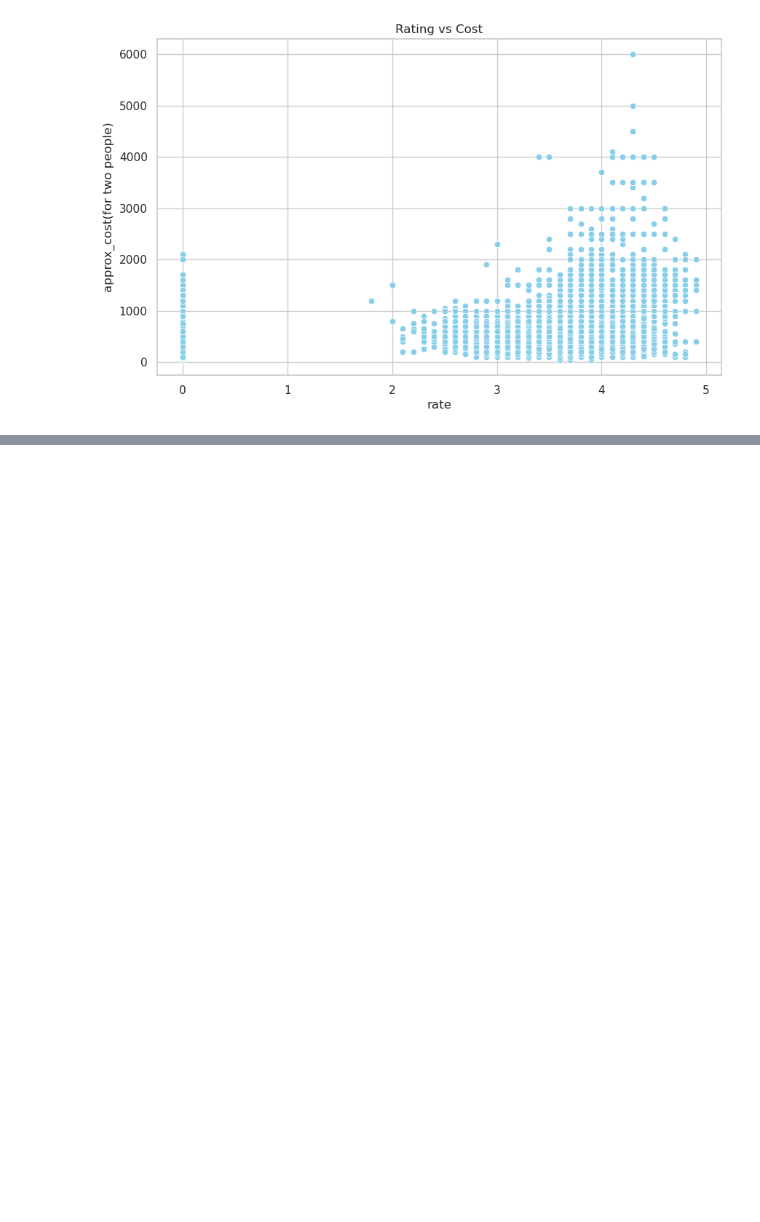
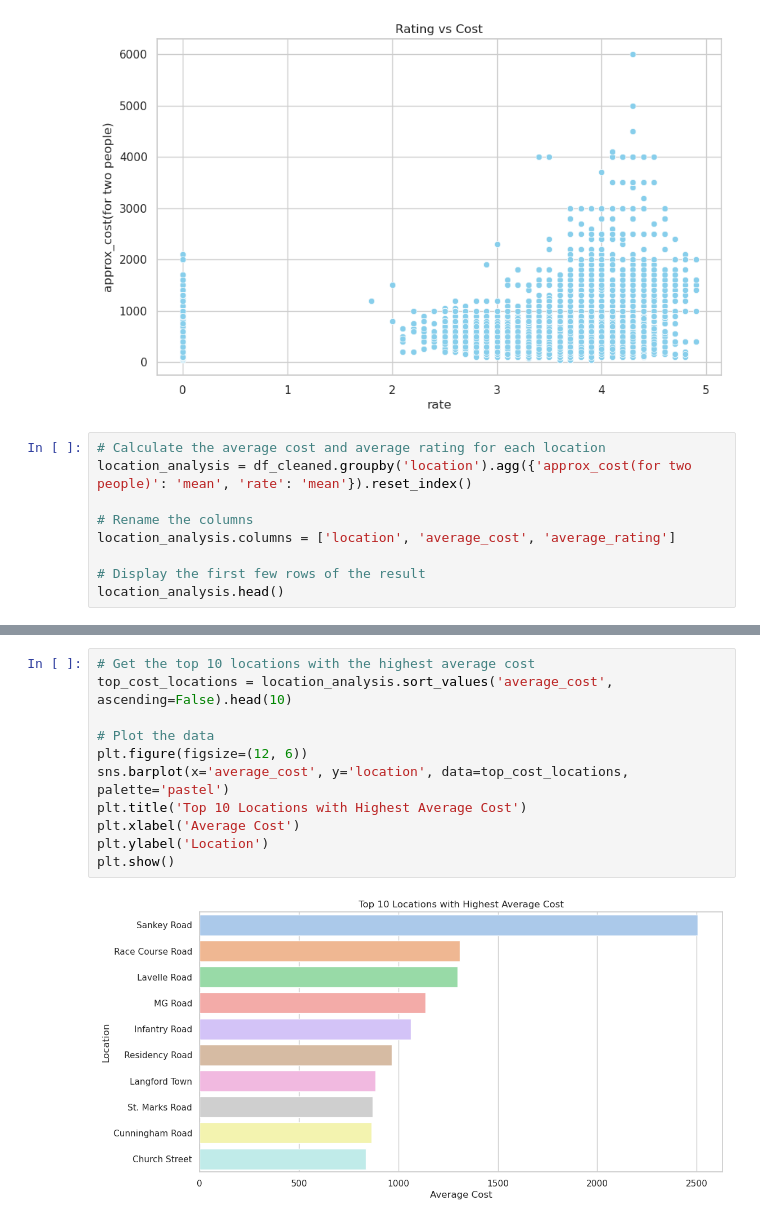
Before and after one commit to raj-rajat/Zomato-, a Jupyter notebook: zomato-new.ipynb, the cells around one changed output, grey strips where cells are left out. Cells and saved outputs as stored; diff of their text form; blank space fills up the shorter version.

```diff
--- a/zomato-new.ipynb
+++ b/zomato-new.ipynb
@@ -329,3 +329,12 @@ plt.title('Rating vs Cost')
 plt.show()
 # %% [output]
 [figure]
+# %%
+# Calculate the average cost and average rating for each location
+location_analysis = df_cleaned.groupby('location').agg({'approx_cost(for two people)': 'mean', 'rate': 'mean'}).reset_index()
+
+# Rename the columns
+location_analysis.columns = ['location', 'average_cost', 'average_rating']
+
+# Display the first few rows of the result
+location_analysis.head()
@@ -331,0 +348,13 @@ plt.show()
+# %%
+# Get the top 10 locations with the highest average cost
+top_cost_locations = location_analysis.sort_values('average_cost', ascending=False).head(10)
+
+# Plot the data
+plt.figure(figsize=(12, 6))
+sns.barplot(x='average_cost', y='location', data=top_cost_locations, palette='pastel')
+plt.title('Top 10 Locations with Highest Average Cost')
+plt.xlabel('Average Cost')
+plt.ylabel('Location')
+plt.show()
+# %% [output]
+[figure, added]
```
Also changed, not shown: parts of 3 cells of this notebook.
